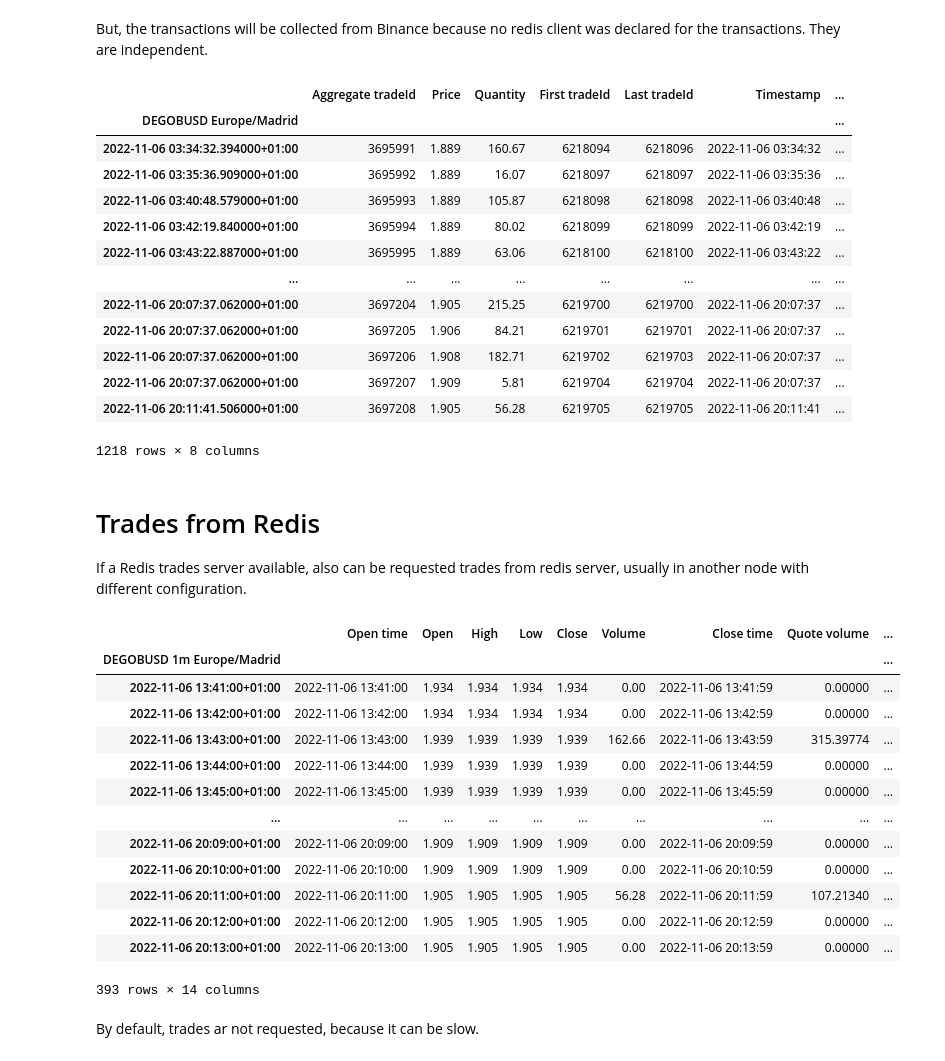
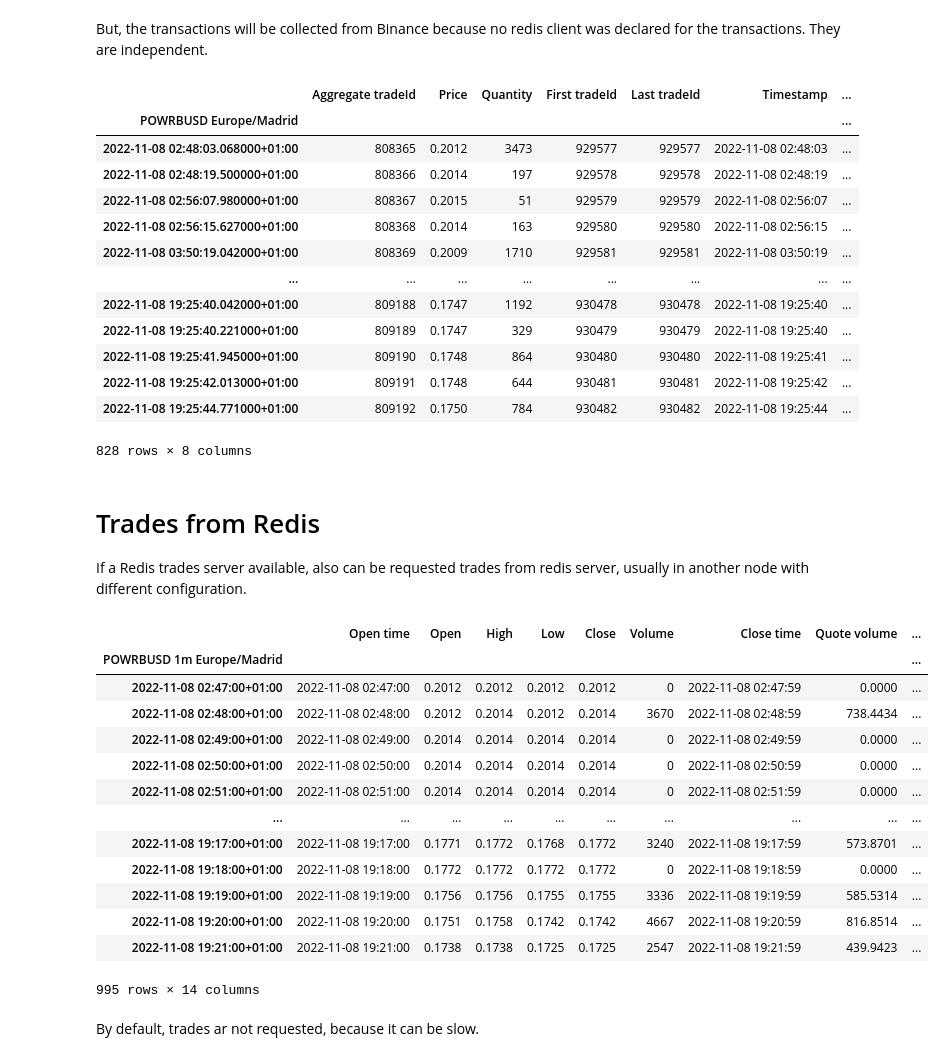
Before and after one commit to nand0san/binpan_studio, a Jupyter notebook: examples redis_fetch.ipynb, the cells around one changed output. Drawn from its saved outputs; the diff is of its cells as text; code cells hidden in the pictures.

```diff
--- a/examples redis_fetch.ipynb
+++ b/examples redis_fetch.ipynb
@@ -13,8 +13,7 @@ binpan.__version__
 '0.2.36'
 # %%
 # test done calling redis docker in raspberry-pi running unicorn websockets
-
-redis_conf = {'host': '192.168.89.241', 'port': 6379, 'db': 0, 'decode_responses': True}
+redis_conf = {'host': '192.168.89.242', 'port': 6379, 'db': 0, 'decode_responses': True}
 redisClient = redis.StrictRedis(**redis_conf)
 # %%
 keys = redis_fetch.fetch_keys(redisClient=redisClient)
@@ -40,3 +39,3 @@ keys[:15]
 # %%
 mykey = choice(keys)
-mykey
+mykey = 'ancbusd@kline_1m'
@@ -118,19 +122,19 @@ But, the transactions will be collected from Binance because no redis client was
 sym.get_trades()
 # %% [output]
 |  | Aggregate tradeId | Price | Quantity | First tradeId | Last tradeId | Timestamp | ... |
-| DEGOBUSD Europe/Madrid |  |  |  |  |  |  | ... |
-| 2022-11-06 03:34:32.394000+01:00 | 3695991 | 1.889 | 160.67 | 6218094 | 6218096 | 2022-11-06 03:34:32 | ... |
-| 2022-11-06 03:35:36.909000+01:00 | 3695992 | 1.889 | 16.07 | 6218097 | 6218097 | 2022-11-06 03:35:36 | ... |
-| 2022-11-06 03:40:48.579000+01:00 | 3695993 | 1.889 | 105.87 | 6218098 | 6218098 | 2022-11-06 03:40:48 | ... |
-| 2022-11-06 03:42:19.840000+01:00 | 3695994 | 1.889 | 80.02 | 6218099 | 6218099 | 2022-11-06 03:42:19 | ... |
-| 2022-11-06 03:43:22.887000+01:00 | 3695995 | 1.889 | 63.06 | 6218100 | 6218100 | 2022-11-06 03:43:22 | ... |
+| POWRBUSD Europe/Madrid |  |  |  |  |  |  | ... |
+| 2022-11-08 02:48:03.068000+01:00 | 808365 | 0.2012 | 3473 | 929577 | 929577 | 2022-11-08 02:48:03 | ... |
+| 2022-11-08 02:48:19.500000+01:00 | 808366 | 0.2014 | 197 | 929578 | 929578 | 2022-11-08 02:48:19 | ... |
+| 2022-11-08 02:56:07.980000+01:00 | 808367 | 0.2015 | 51 | 929579 | 929579 | 2022-11-08 02:56:07 | ... |
+| 2022-11-08 02:56:15.627000+01:00 | 808368 | 0.2014 | 163 | 929580 | 929580 | 2022-11-08 02:56:15 | ... |
+| 2022-11-08 03:50:19.042000+01:00 | 808369 | 0.2009 | 1710 | 929581 | 929581 | 2022-11-08 03:50:19 | ... |
 | ... | ... | ... | ... | ... | ... | ... | ... |
-| 2022-11-06 20:07:37.062000+01:00 | 3697204 | 1.905 | 215.25 | 6219700 | 6219700 | 2022-11-06 20:07:37 | ... |
-| 2022-11-06 20:07:37.062000+01:00 | 3697205 | 1.906 | 84.21 | 6219701 | 6219701 | 2022-11-06 20:07:37 | ... |
-| 2022-11-06 20:07:37.062000+01:00 | 3697206 | 1.908 | 182.71 | 6219702 | 6219703 | 2022-11-06 20:07:37 | ... |
-| 2022-11-06 20:07:37.062000+01:00 | 3697207 | 1.909 | 5.81 | 6219704 | 6219704 | 2022-11-06 20:07:37 | ... |
-| 2022-11-06 20:11:41.506000+01:00 | 3697208 | 1.905 | 56.28 | 6219705 | 6219705 | 2022-11-06 20:11:41 | ... |
+| 2022-11-08 19:25:40.042000+01:00 | 809188 | 0.1747 | 1192 | 930478 | 930478 | 2022-11-08 19:25:40 | ... |
+| 2022-11-08 19:25:40.221000+01:00 | 809189 | 0.1747 | 329 | 930479 | 930479 | 2022-11-08 19:25:40 | ... |
+| 2022-11-08 19:25:41.945000+01:00 | 809190 | 0.1748 | 864 | 930480 | 930480 | 2022-11-08 19:25:41 | ... |
+| 2022-11-08 19:25:42.013000+01:00 | 809191 | 0.1748 | 644 | 930481 | 930481 | 2022-11-08 19:25:42 | ... |
+| 2022-11-08 19:25:44.771000+01:00 | 809192 | 0.1750 | 784 | 930482 | 930482 | 2022-11-08 19:25:44 | ... |
-1218 rows × 8 columns
+828 rows × 8 columns
 # %% [markdown]
 # Trades from Redis
 If a Redis trades server available, also can be requested trades from redis server, usually in another node with different configuration.
@@ -138,24 +142,24 @@ If a Redis trades server available, also can be requested trades from redis serv
 redis_conf_trades = {'host': '192.168.89.242', 'port': 6379, 'db': 0, 'decode_responses': True}
 redisClient_trades = redis.StrictRedis(**redis_conf_trades)
 # %%
-sym = binpan.Symbol(symbol=symbol, tick_interval='1m', from_redis=redisClient, from_redis_trades=redisClient_trades, time_zone='Europe/Madrid')
+sym2 = binpan.Symbol(symbol=symbol, tick_interval='1m', from_redis=redisClient, from_redis_trades=redisClient_trades, time_zone='Europe/Madrid')
 # %%
-sym.df
+sym2.df
 # %% [output]
 |  | Open time | Open | High | Low | Close | Volume | Close time | Quote volume | ... |
-| DEGOBUSD 1m Europe/Madrid |  |  |  |  |  |  |  |  | ... |
-| 2022-11-06 13:41:00+01:00 | 2022-11-06 13:41:00 | 1.934 | 1.934 | 1.934 | 1.934 | 0.00 | 2022-11-06 13:41:59 | 0.00000 | ... |
-| 2022-11-06 13:42:00+01:00 | 2022-11-06 13:42:00 | 1.934 | 1.934 | 1.934 | 1.934 | 0.00 | 2022-11-06 13:42:59 | 0.00000 | ... |
-| 2022-11-06 13:43:00+01:00 | 2022-11-06 13:43:00 | 1.939 | 1.939 | 1.939 | 1.939 | 162.66 | 2022-11-06 13:43:59 | 315.39774 | ... |
-| 2022-11-06 13:44:00+01:00 | 2022-11-06 13:44:00 | 1.939 | 1.939 | 1.939 | 1.939 | 0.00 | 2022-11-06 13:44:59 | 0.00000 | ... |
-| 2022-11-06 13:45:00+01:00 | 2022-11-06 13:45:00 | 1.939 | 1.939 | 1.939 | 1.939 | 0.00 | 2022-11-06 13:45:59 | 0.00000 | ... |
+| POWRBUSD 1m Europe/Madrid |  |  |  |  |  |  |  |  | ... |
+| 2022-11-08 02:47:00+01:00 | 2022-11-08 02:47:00 | 0.2012 | 0.2012 | 0.2012 | 0.2012 | 0 | 2022-11-08 02:47:59 | 0.0000 | ... |
+| 2022-11-08 02:48:00+01:00 | 2022-11-08 02:48:00 | 0.2012 | 0.2014 | 0.2012 | 0.2014 | 3670 | 2022-11-08 02:48:59 | 738.4434 | ... |
+| 2022-11-08 02:49:00+01:00 | 2022-11-08 02:49:00 | 0.2014 | 0.2014 | 0.2014 | 0.2014 | 0 | 2022-11-08 02:49:59 | 0.0000 | ... |
+| 2022-11-08 02:50:00+01:00 | 2022-11-08 02:50:00 | 0.2014 | 0.2014 | 0.2014 | 0.2014 | 0 | 2022-11-08 02:50:59 | 0.0000 | ... |
+| 2022-11-08 02:51:00+01:00 | 2022-11-08 02:51:00 | 0.2014 | 0.2014 | 0.2014 | 0.2014 | 0 | 2022-11-08 02:51:59 | 0.0000 | ... |
 | ... | ... | ... | ... | ... | ... | ... | ... | ... | ... |
-| 2022-11-06 20:09:00+01:00 | 2022-11-06 20:09:00 | 1.909 | 1.909 | 1.909 | 1.909 | 0.00 | 2022-11-06 20:09:59 | 0.00000 | ... |
-| 2022-11-06 20:10:00+01:00 | 2022-11-06 20:10:00 | 1.909 | 1.909 | 1.909 | 1.909 | 0.00 | 2022-11-06 20:10:59 | 0.00000 | ... |
-| 2022-11-06 20:11:00+01:00 | 2022-11-06 20:11:00 | 1.905 | 1.905 | 1.905 | 1.905 | 56.28 | 2022-11-06 20:11:59 | 107.21340 | ... |
-| 2022-11-06 20:12:00+01:00 | 2022-11-06 20:12:00 | 1.905 | 1.905 | 1.905 | 1.905 | 0.00 | 2022-11-06 20:12:59 | 0.00000 | ... |
-| 2022-11-06 20:13:00+01:00 | 2022-11-06 20:13:00 | 1.905 | 1.905 | 1.905 | 1.905 | 0.00 | 2022-11-06 20:13:59 | 0.00000 | ... |
+| 2022-11-08 19:17:00+01:00 | 2022-11-08 19:17:00 | 0.1771 | 0.1772 | 0.1768 | 0.1772 | 3240 | 2022-11-08 19:17:59 | 573.8701 | ... |
+| 2022-11-08 19:18:00+01:00 | 2022-11-08 19:18:00 | 0.1772 | 0.1772 | 0.1772 | 0.1772 | 0 | 2022-11-08 19:18:59 | 0.0000 | ... |
+| 2022-11-08 19:19:00+01:00 | 2022-11-08 19:19:00 | 0.1756 | 0.1756 | 0.1755 | 0.1755 | 3336 | 2022-11-08 19:19:59 | 585.5314 | ... |
+| 2022-11-08 19:20:00+01:00 | 2022-11-08 19:20:00 | 0.1751 | 0.1758 | 0.1742 | 0.1742 | 4667 | 2022-11-08 19:20:59 | 816.8514 | ... |
+| 2022-11-08 19:21:00+01:00 | 2022-11-08 19:21:00 | 0.1738 | 0.1738 | 0.1725 | 0.1725 | 2547 | 2022-11-08 19:21:59 | 439.9423 | ... |
-393 rows × 14 columns
+995 rows × 14 columns
 # %% [markdown]
 By default, trades ar not requested, because it can be slow.
 # %%
```
Also changed, not shown: parts of 10 cells of this notebook, 12 other files.
